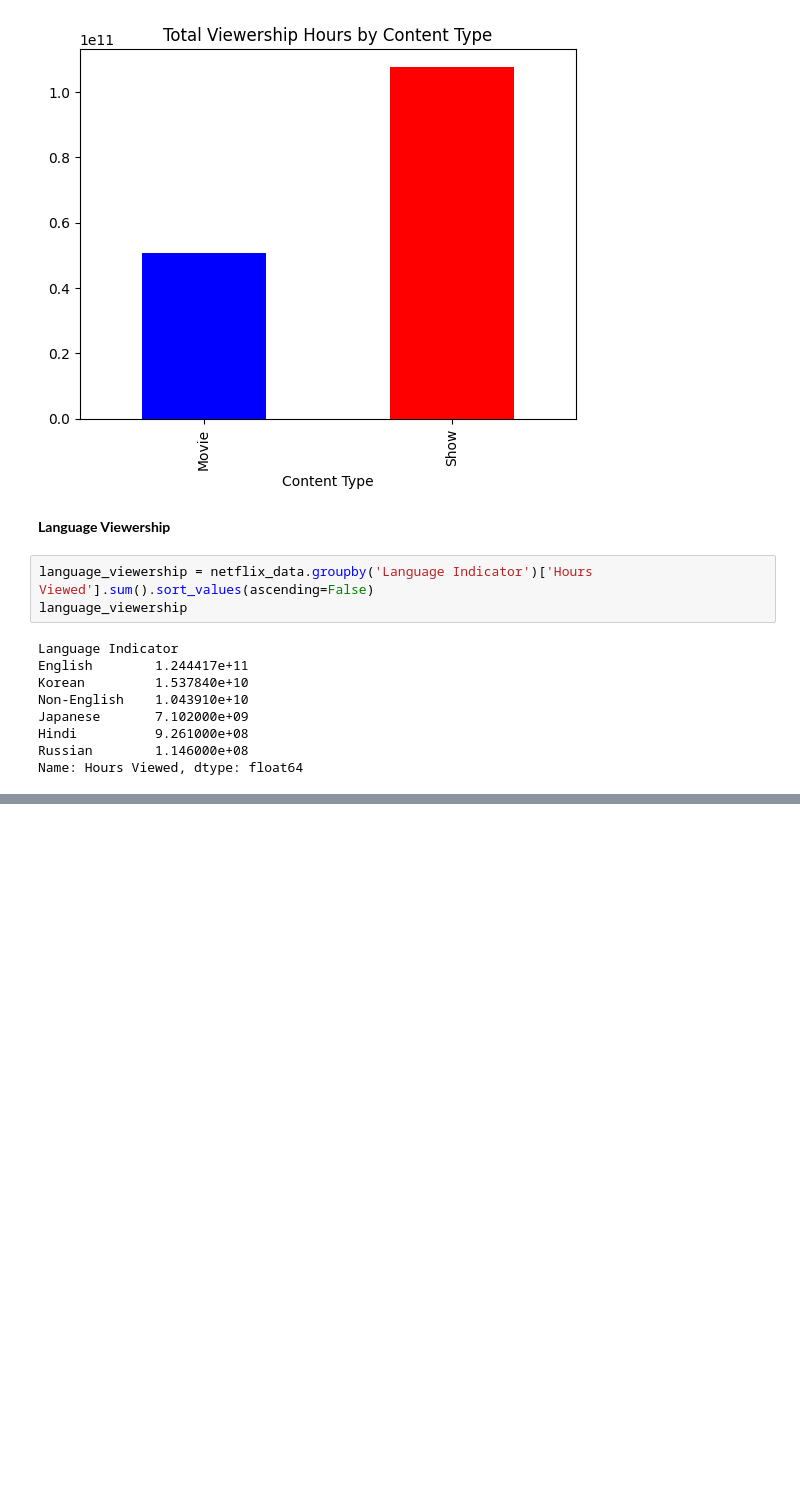
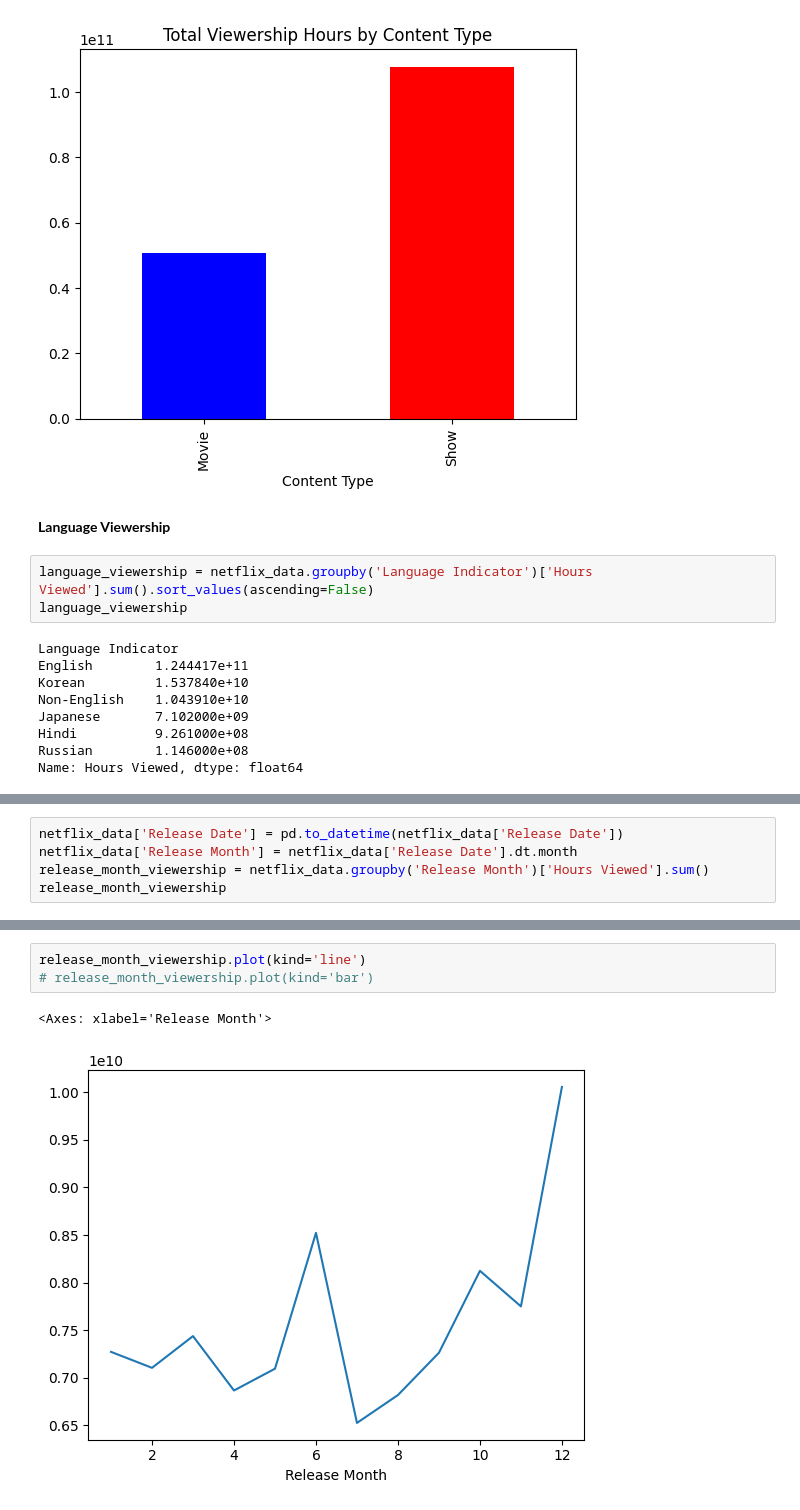
Before and after one commit to zilmarij/NetflixContentStrategyAnalysis, a Jupyter notebook: main.ipynb, the cells around one changed output, grey strips where cells are left out. Drawn from its saved outputs; the diff is of its cells as text; blank space fills up the shorter version.

```diff
--- a/main.ipynb
+++ b/main.ipynb
@@ -70,0 +77,5 @@ language_viewership.plot(kind='bar', color=['purple','blue','green','yellow','or
+# %%
+netflix_data['Release Date'] = pd.to_datetime(netflix_data['Release Date'])
+netflix_data['Release Month'] = netflix_data['Release Date'].dt.month
+release_month_viewership = netflix_data.groupby('Release Month')['Hours Viewed'].sum()
+release_month_viewership
@@ -70,0 +97,6 @@ language_viewership.plot(kind='bar', color=['purple','blue','green','yellow','or
+# %%
+release_month_viewership.plot(kind='line')
+# release_month_viewership.plot(kind='bar')
+# %% [output]
+<Axes: xlabel='Release Month'>
+[figure, added]
```
Also changed, not shown: parts of 11 cells of this notebook.
